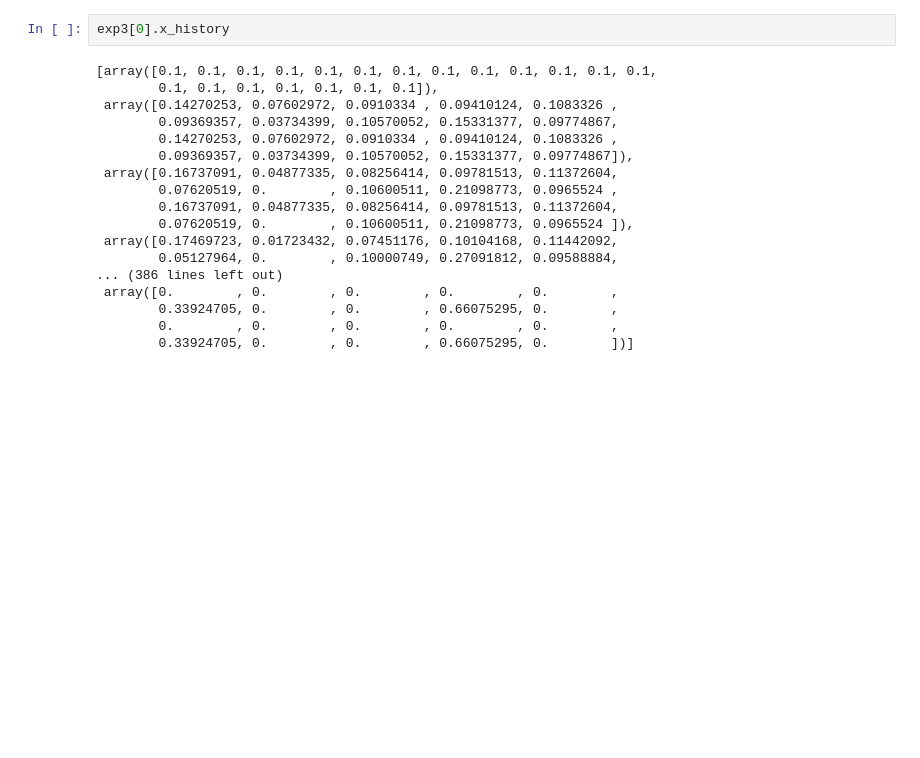
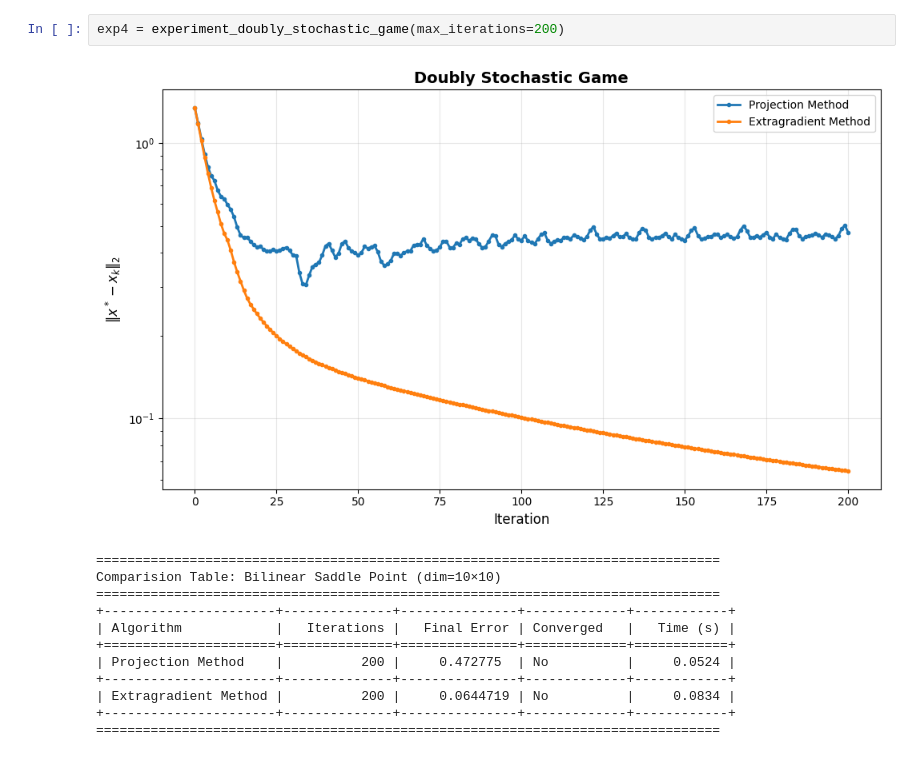
Before and after one commit to RthdxDev/saddle_points_problem, a Jupyter notebook: main.ipynb, the cells around one changed output. Cells and saved outputs as stored; diff of their text form; blank space fills up the shorter version.

```diff
--- a/main.ipynb
+++ b/main.ipynb
@@ -61,22 +58,17 @@ Comparision Table: Bilinear Saddle Point (dim=10×10)
 +----------------------+--------------+---------------+-------------+------------+
 ================================================================================
-# %%
-exp3[0].x_history
-# %% [output]
-[array([0.1, 0.1, 0.1, 0.1, 0.1, 0.1, 0.1, 0.1, 0.1, 0.1, 0.1, 0.1, 0.1,
-        0.1, 0.1, 0.1, 0.1, 0.1, 0.1, 0.1]),
- array([0.14270253, 0.07602972, 0.0910334 , 0.09410124, 0.1083326 ,
-        0.09369357, 0.03734399, 0.10570052, 0.15331377, 0.09774867,
-        0.14270253, 0.07602972, 0.0910334 , 0.09410124, 0.1083326 ,
-        0.09369357, 0.03734399, 0.10570052, 0.15331377, 0.09774867]),
- array([0.16737091, 0.04877335, 0.08256414, 0.09781513, 0.11372604,
-        0.07620519, 0.        , 0.10600511, 0.21098773, 0.0965524 ,
-        0.16737091, 0.04877335, 0.08256414, 0.09781513, 0.11372604,
-        0.07620519, 0.        , 0.10600511, 0.21098773, 0.0965524 ]),
- array([0.17469723, 0.01723432, 0.07451176, 0.10104168, 0.11442092,
-        0.05127964, 0.        , 0.10000749, 0.27091812, 0.09588884,
-... (386 lines left out)
- array([0.        , 0.        , 0.        , 0.        , 0.        ,
-        0.33924705, 0.        , 0.        , 0.66075295, 0.        ,
-        0.        , 0.        , 0.        , 0.        , 0.        ,
-        0.33924705, 0.        , 0.        , 0.66075295, 0.        ])]
+# %%
+exp4 = experiment_doubly_stochastic_game(max_iterations=200)
+# %% [output]
+[figure, added]
+================================================================================
+Comparision Table: Bilinear Saddle Point (dim=10×10)
+================================================================================
++----------------------+--------------+---------------+-------------+------------+
+| Algorithm            |   Iterations |   Final Error | Converged   |   Time (s) |
++======================+==============+===============+=============+============+
+| Projection Method    |          200 |     0.472775  | No          |     0.0524 |
++----------------------+--------------+---------------+-------------+------------+
+| Extragradient Method |          200 |     0.0644719 | No          |     0.0834 |
++----------------------+--------------+---------------+-------------+------------+
+================================================================================
```
Also changed, not shown: parts of 6 cells of this notebook, 2 other files.
